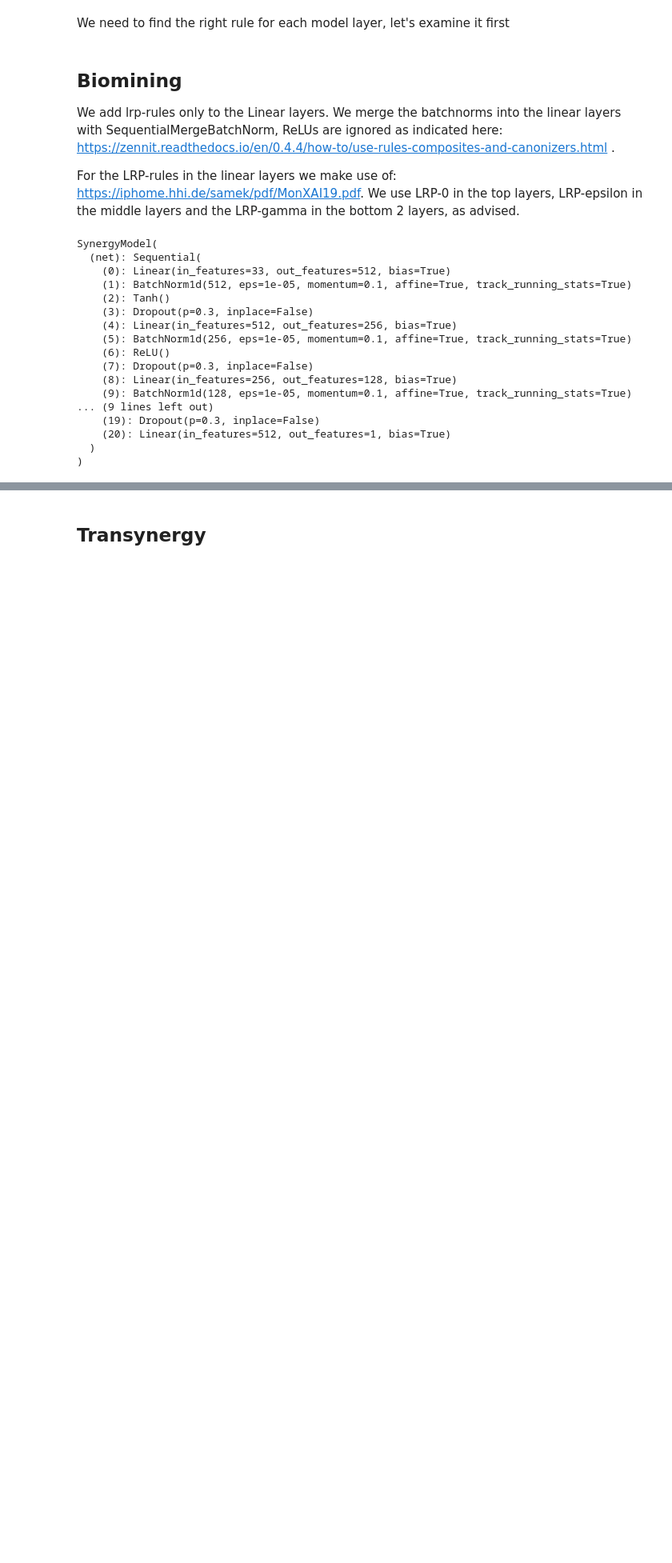
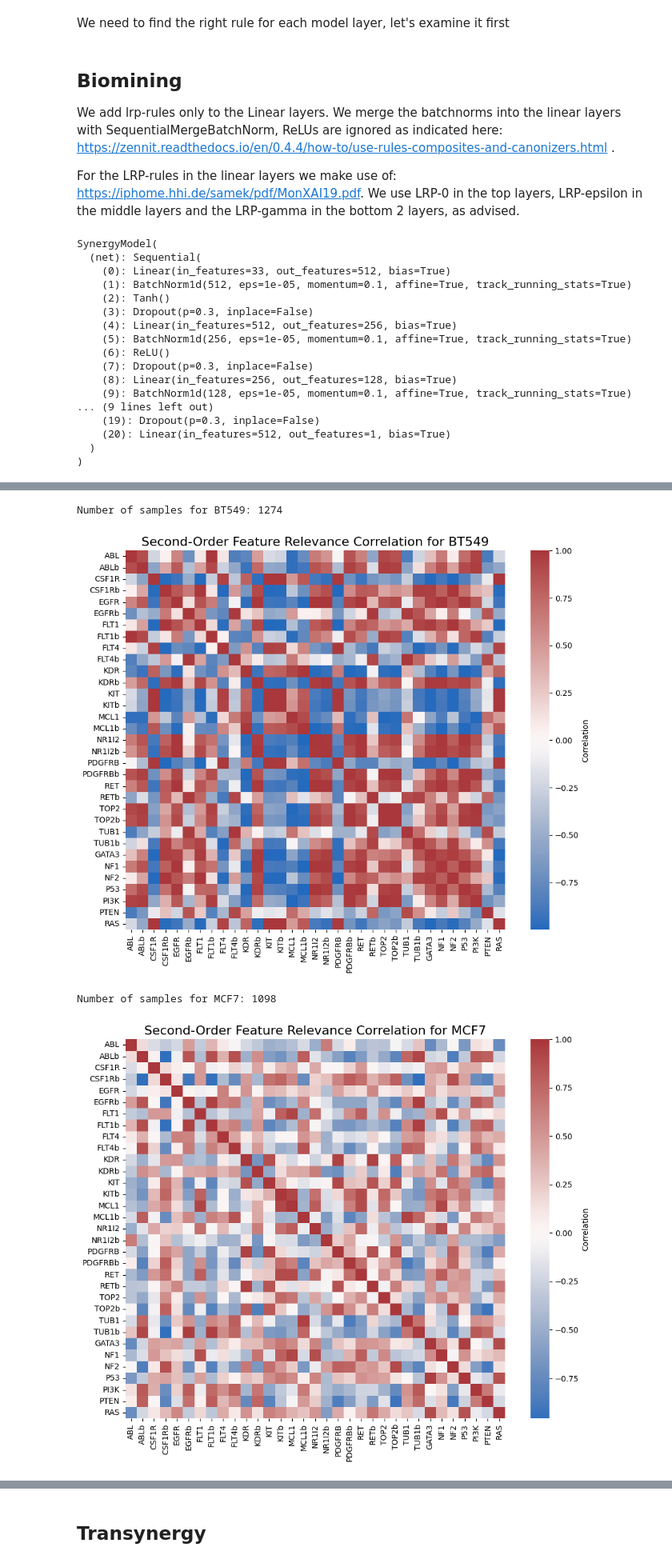
Before and after one commit to Hrishikesh332/Drug-Inhibitor-Cancer-Treatment, a Jupyter notebook: explainability/lrp/explaination.ipynb, the cells around one changed output, grey strips where cells are left out. Shown at 80% size. Cells and saved outputs as stored; diff of their text form; code cells hidden in the pictures; blank space fills up the shorter version.

```diff
--- a/explainability/lrp/explaination.ipynb
+++ b/explainability/lrp/explaination.ipynb
@@ -48,0 +274,40 @@ SynergyModel(
+# %%
+# get second order plot
+import matplotlib.pyplot as plt
+import pandas as pd
+import seaborn as sns
+import numpy as np
+
+
+def show_second_order_relevances(mask, title_suffix=""):
+    relevances_filtered = relevances[mask]
+    Y_filtered = Y[mask]
+    y_values = np.array(Y_filtered).reshape(-1)
+
+    if len(y_values) == 0:
+        print(f"Skipping {title_suffix} — no samples after filtering.")
+        return
+
+    print(f"Number of samples for {title_suffix}: {len(y_values)}")
+
+    df = pd.DataFrame(relevances_filtered, columns=feature_names)
+    second_order = df.corr().fillna(0)
+
+    plt.figure(figsize=(10, 8))
+    sns.heatmap(second_order, cmap="vlag", center=0, square=True, cbar_kws={"label": "Correlation"})
+    plt.title(f"Second-Order Feature Relevance Correlation for {title_suffix}", fontsize=16)
+    plt.tight_layout()
+    plt.show()
+
+
+cell_line_names = np.unique(cell_line_data)
+for cell_line_name in cell_line_names:
+    mask = cell_line_data == cell_line_name
+    positive_mask = Y > 0
+    new_mask = mask & positive_mask
+    show_second_order_relevances(new_mask, title_suffix=cell_line_name)
+# %% [output]
+Number of samples for BT549: 1274
+[figure, added]
+Number of samples for MCF7: 1098
+[figure, added]
```
Also changed, not shown: parts of 7 cells of this notebook, 1 other file.
